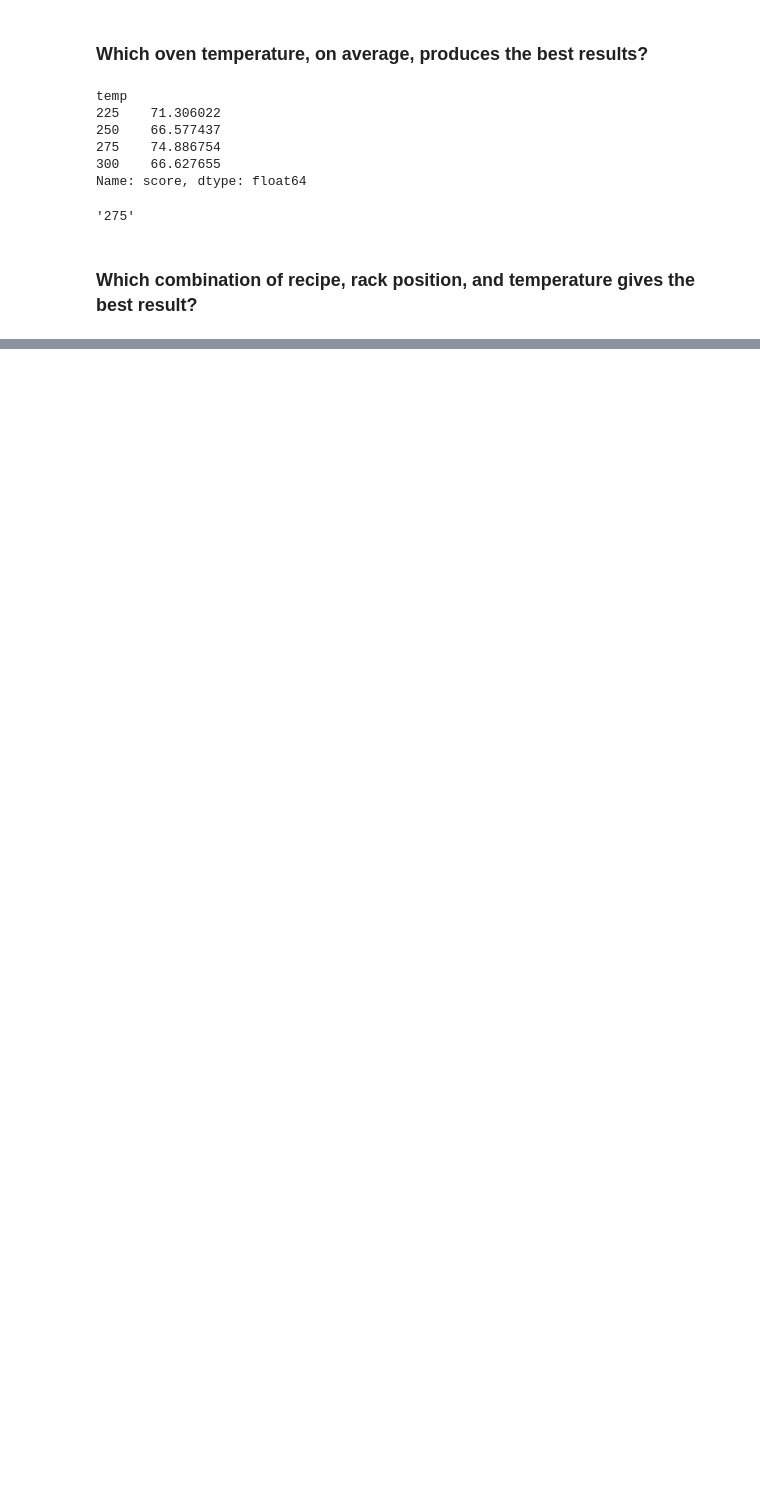
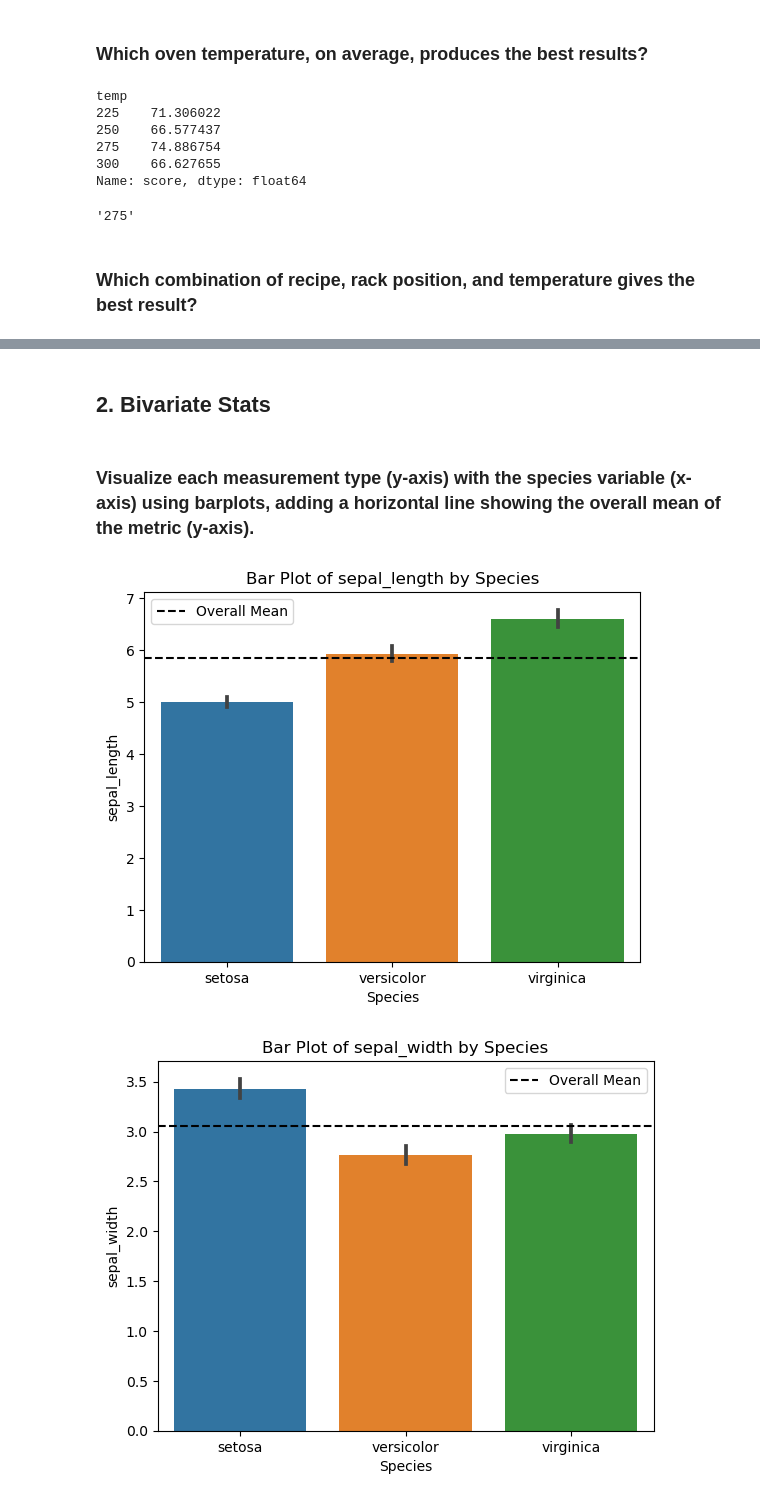
Before and after one commit to JonathanTWare/classification-exercises, a Jupyter notebook: classification_exercises.ipynb, the cells around one changed output, grey strips where cells are left out. Cells and saved outputs as stored; diff of their text form; code cells hidden in the pictures; blank space fills up the shorter version.

```diff
--- a/classification_exercises.ipynb
+++ b/classification_exercises.ipynb
@@ -966,0 +1243,23 @@ Temp: 275
+# %% [markdown]
+## 2. Bivariate Stats
+# %% [markdown]
+### Visualize each measurement type (y-axis) with the species variable (x-axis) using barplots, adding a horizontal line showing the overall mean of the metric (y-axis).
+# %%
+for column in df.columns:
+
+    if df[column].dtype in ['int64', 'float64']:
+
+        plt.figure()
+        sns.barplot(x='species', y=column, data=df)
+        plt.title(f'Bar Plot of {column} by Species')
+        plt.xlabel('Species')
+        plt.ylabel(column)
+
+        overall_mean = df[column].mean()
+        plt.axhline(overall_mean, color='black', linestyle='--', label='Overall Mean')
+        plt.legend()
+
+        plt.show()
+# %% [output]
+[figure, added]
+[figure, added]
```
Also changed, not shown: parts of 117 cells of this notebook, 1 other file.
